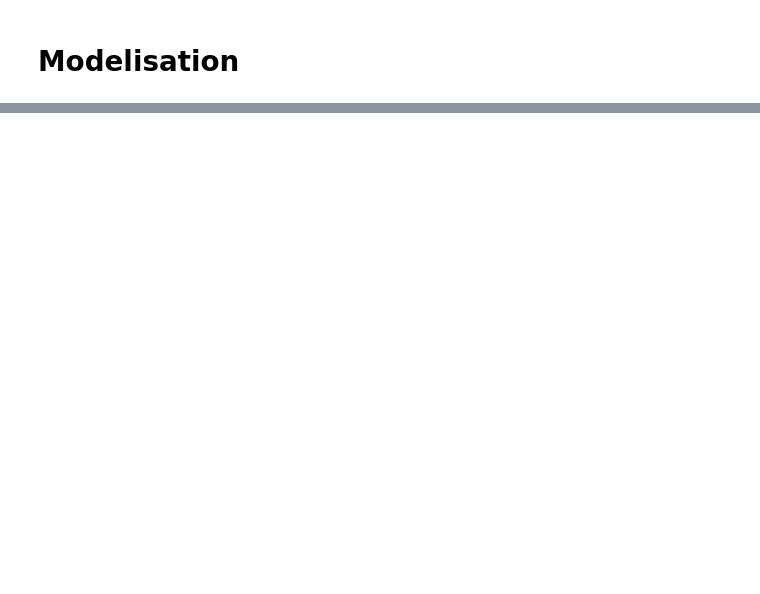
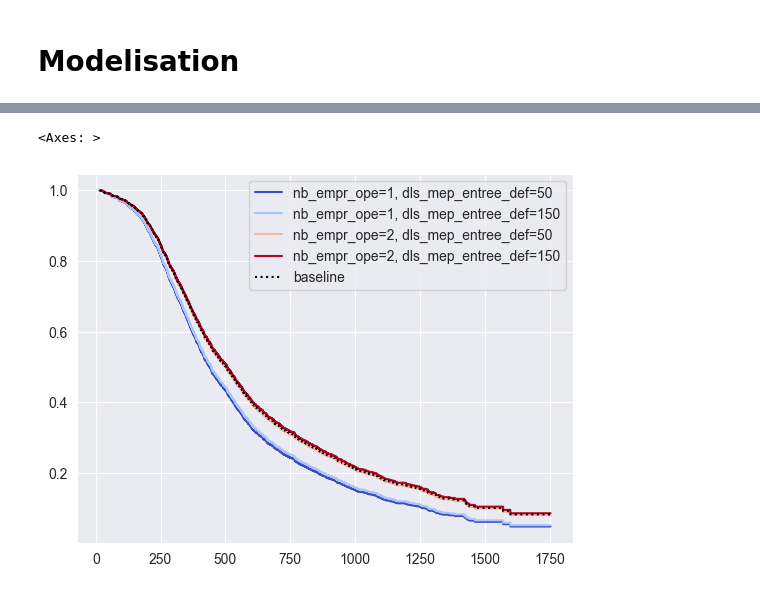
Before and after one commit to samuel-LP/Challenge-Credit-Logement, a Jupyter notebook: Notebooks/CoxPHFitter.ipynb, the cells around one changed output, grey strips where cells are left out. Saved outputs shown, nothing was run; the diff lists cells and outputs as text; code cells hidden in the pictures; blank space fills up the shorter version.

```diff
--- a/Notebooks/CoxPHFitter.ipynb
+++ b/Notebooks/CoxPHFitter.ipynb
@@ -288,0 +195,5 @@ cph.plot_partial_effects_on_outcome('CD_DEST_PFI', values=np.arange(0, 15, 3), c
+# %%
+cph.plot_partial_effects_on_outcome(['nb_empr_ope','dls_mep_entree_def'], values=[ [1,  50], [1,  150], [2, 50], [2,  150]], cmap='coolwarm')
+# %% [output]
+<Axes: >
+[figure, added]
```
Also changed, not shown: parts of 50 cells of this notebook.
